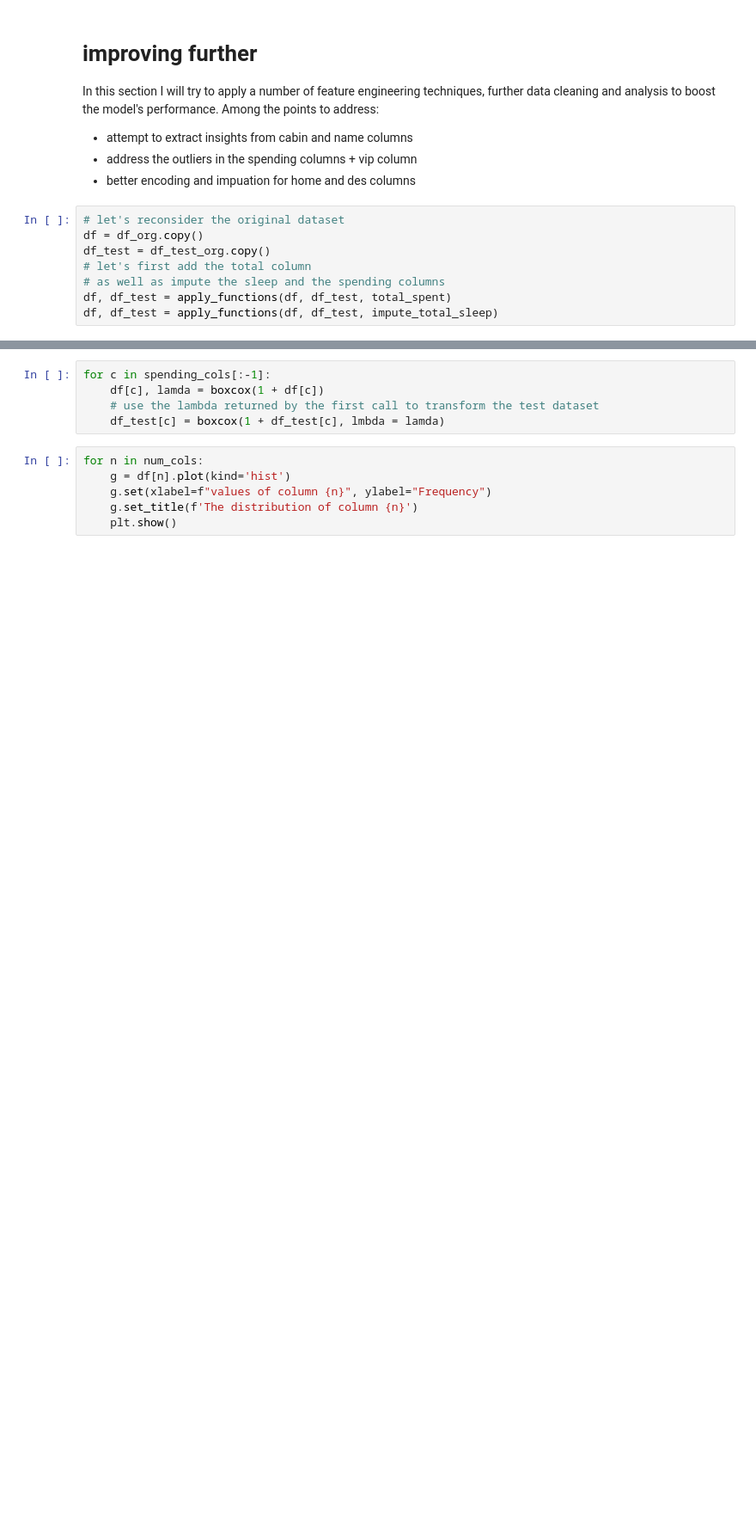
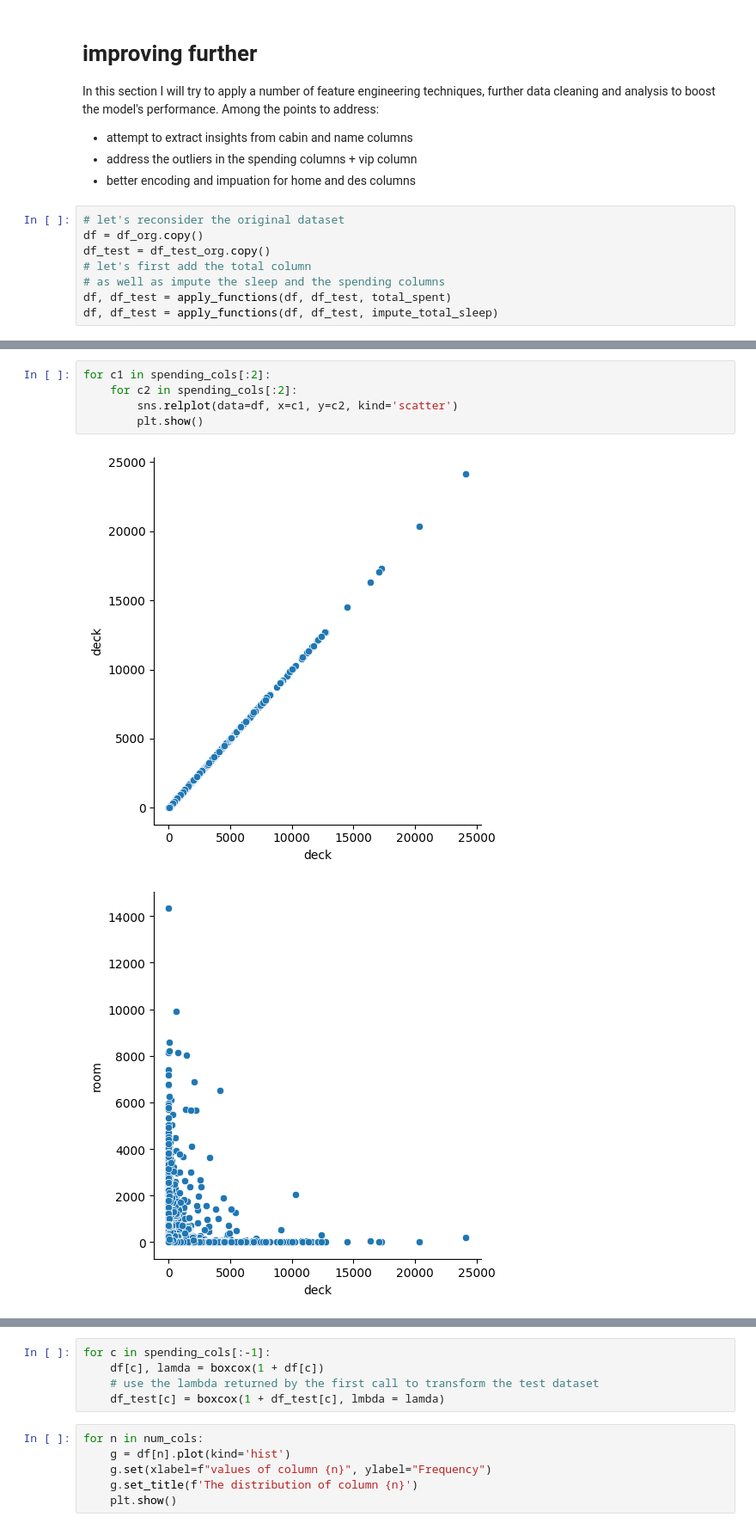
Before and after one commit to ayhem18/My_Kaggle_Repo, a Jupyter notebook: Competitions/SpaceshipTitanic/SST_1.ipynb, the cells around one changed output, grey strips where cells are left out. Shown at 86% size. Drawn from its saved outputs; the diff is of its cells as text; blank space fills up the shorter version.

```diff
--- a/Competitions/SpaceshipTitanic/SST_1.ipynb
+++ b/Competitions/SpaceshipTitanic/SST_1.ipynb
@@ -551,0 +571,8 @@ for c in spending_cols[:-1]:
+# %%
+for c1 in spending_cols[:2]:
+    for c2 in spending_cols[:2]:
+        sns.relplot(data=df, x=c1, y=c2, kind='scatter')
+        plt.show()
+# %% [output]
+[figure, added]
+[figure, added]
```
Also changed, not shown: parts of 3 cells of this notebook, 6 other files.
